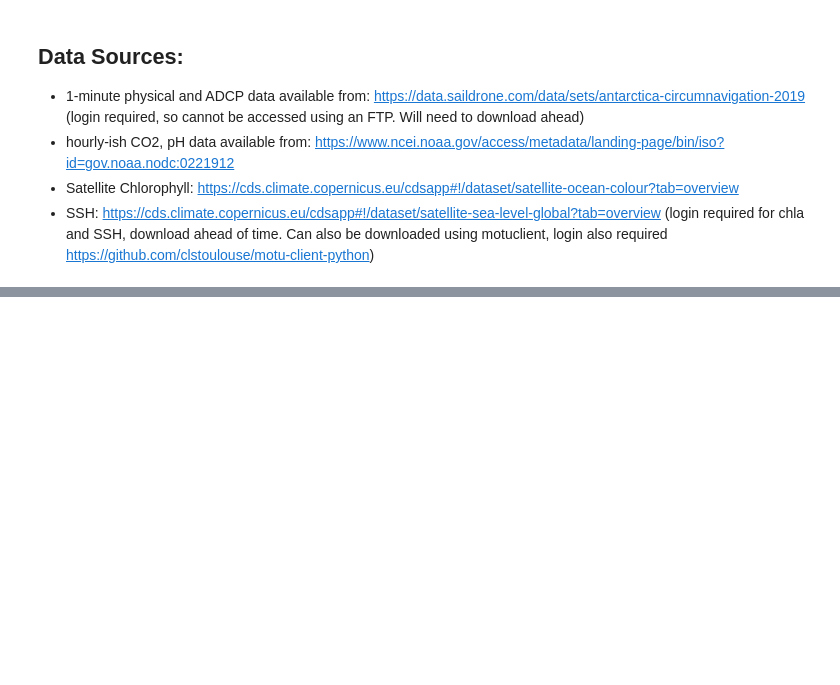
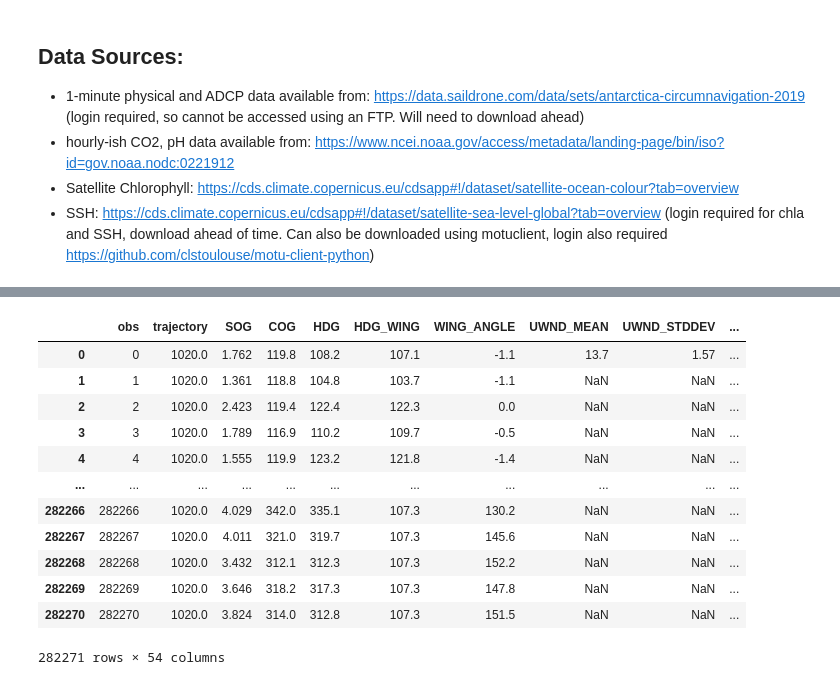
Before and after one commit to scottyhq/OCG_Saildrone, a Jupyter notebook: OCG_Saildrone_Lesson_Notebook.ipynb, the cells around one changed output, grey strips where cells are left out. Drawn from its saved outputs; the diff is of its cells as text; code cells hidden in the pictures; blank space fills up the shorter version.

```diff
--- a/OCG_Saildrone_Lesson_Notebook.ipynb
+++ b/OCG_Saildrone_Lesson_Notebook.ipynb
@@ -46,5 +64,19 @@ Saildrone_CO2
 # %%
 # Import the one-minute resolution Saildrone Physical data file
 ds = xr.open_dataset(data_dir + 'saildrone-gen_5-antarctica_circumnavigation_2019-sd1020-20190119T040000-20190803T043000-1_minutes-v1.1620360815446.nc')
-Saildrone_physical = ds.to_dataframe()
-Saildrone_physical
+Saildrone_phys = ds.to_dataframe()
+Saildrone_phys
+# %% [output]
+|  | obs | trajectory | SOG | COG | HDG | HDG_WING | WING_ANGLE | UWND_MEAN | UWND_STDDEV | ... |
+| 0 | 0 | 1020.0 | 1.762 | 119.8 | 108.2 | 107.1 | -1.1 | 13.7 | 1.57 | ... |
+| 1 | 1 | 1020.0 | 1.361 | 118.8 | 104.8 | 103.7 | -1.1 | NaN | NaN | ... |
+| 2 | 2 | 1020.0 | 2.423 | 119.4 | 122.4 | 122.3 | 0.0 | NaN | NaN | ... |
+| 3 | 3 | 1020.0 | 1.789 | 116.9 | 110.2 | 109.7 | -0.5 | NaN | NaN | ... |
+| 4 | 4 | 1020.0 | 1.555 | 119.9 | 123.2 | 121.8 | -1.4 | NaN | NaN | ... |
+| ... | ... | ... | ... | ... | ... | ... | ... | ... | ... | ... |
+| 282266 | 282266 | 1020.0 | 4.029 | 342.0 | 335.1 | 107.3 | 130.2 | NaN | NaN | ... |
+| 282267 | 282267 | 1020.0 | 4.011 | 321.0 | 319.7 | 107.3 | 145.6 | NaN | NaN | ... |
+| 282268 | 282268 | 1020.0 | 3.432 | 312.1 | 312.3 | 107.3 | 152.2 | NaN | NaN | ... |
+| 282269 | 282269 | 1020.0 | 3.646 | 318.2 | 317.3 | 107.3 | 147.8 | NaN | NaN | ... |
+| 282270 | 282270 | 1020.0 | 3.824 | 314.0 | 312.8 | 107.3 | 151.5 | NaN | NaN | ... |
+282271 rows × 54 columns
```
Also changed, not shown: parts of 3 cells of this notebook.
